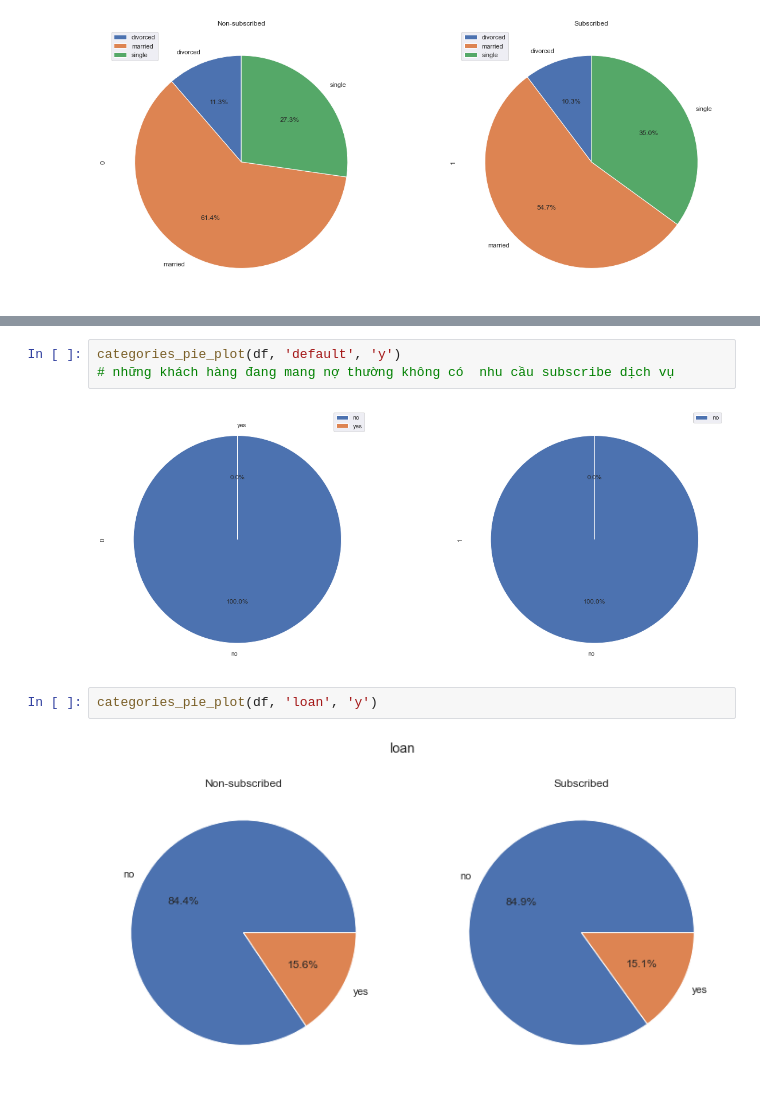
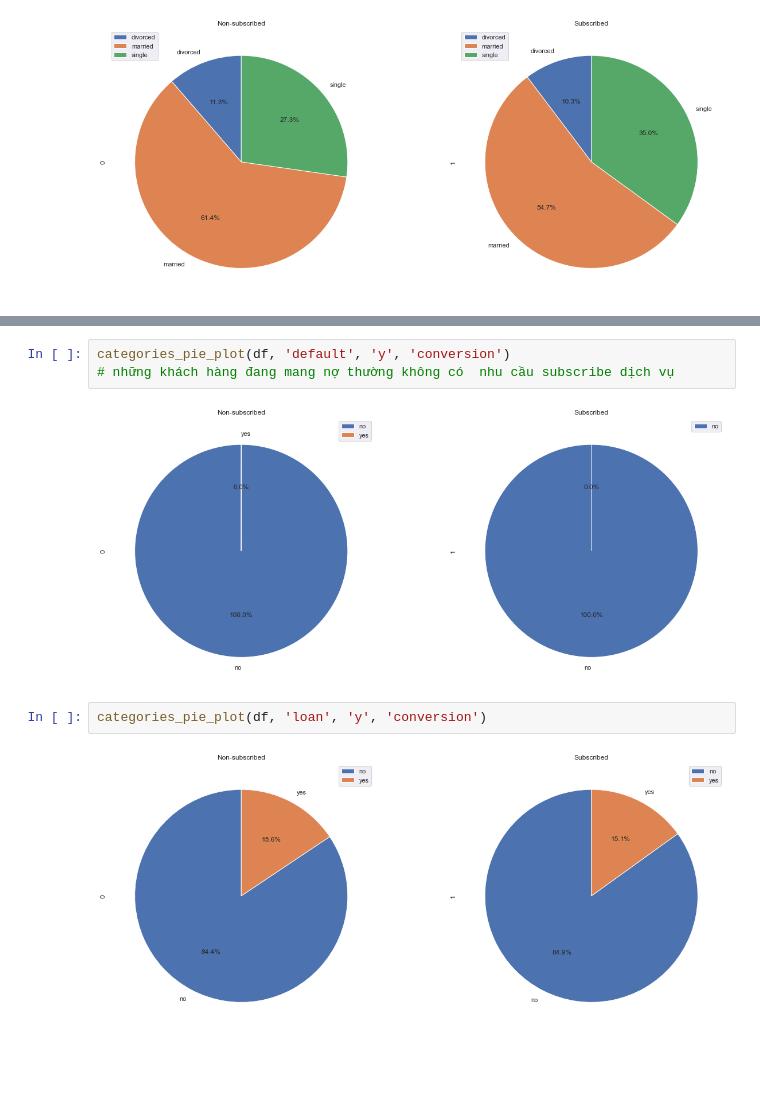
Before and after one commit to DucNgMinh/Data-Driven-Marketing, a Jupyter notebook: Buoi 3.ipynb, the cells around one changed output, grey strips where cells are left out. Drawn from its saved outputs; the diff is of its cells as text; blank space fills up the shorter version.

```diff
--- a/Buoi 3.ipynb
+++ b/Buoi 3.ipynb
@@ -198,12 +190,12 @@ categories_pie_plot(df, 'education', 'y')
 # %% [output]
 [figure]
 # %%
-categories_pie_plot(df, 'default', 'y')
+categories_pie_plot(df, 'default', 'y', 'conversion')
 # những khách hàng đang mang nợ thường không có  nhu cầu subscribe dịch vụ
 # %% [output]
-[figure, old version]
+[figure, new version]
 # %%
-categories_pie_plot(df, 'loan', 'y')
+categories_pie_plot(df, 'loan', 'y', 'conversion')
 # %% [output]
-[figure, old version]
+[figure, new version]
 # %%
```
Also changed, not shown: parts of 42 cells of this notebook.
